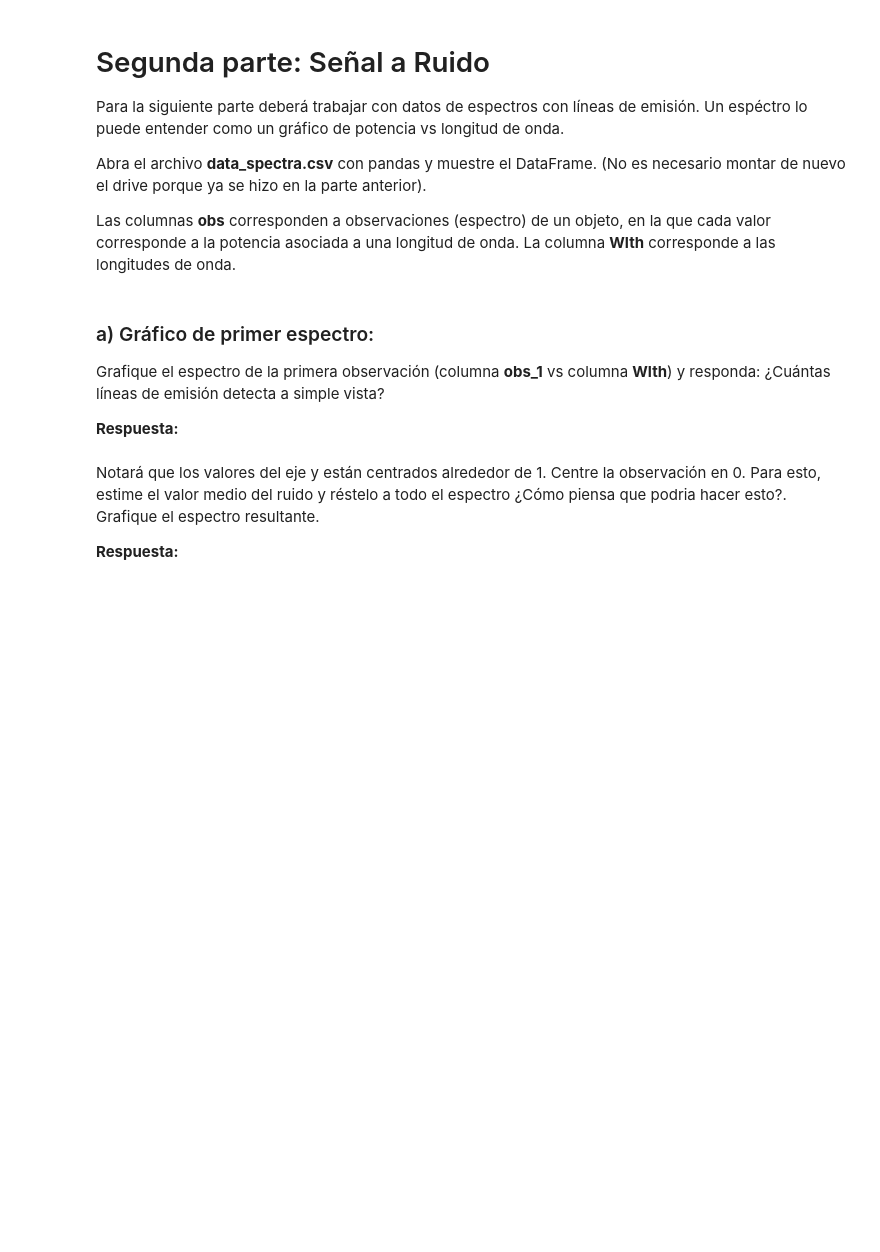
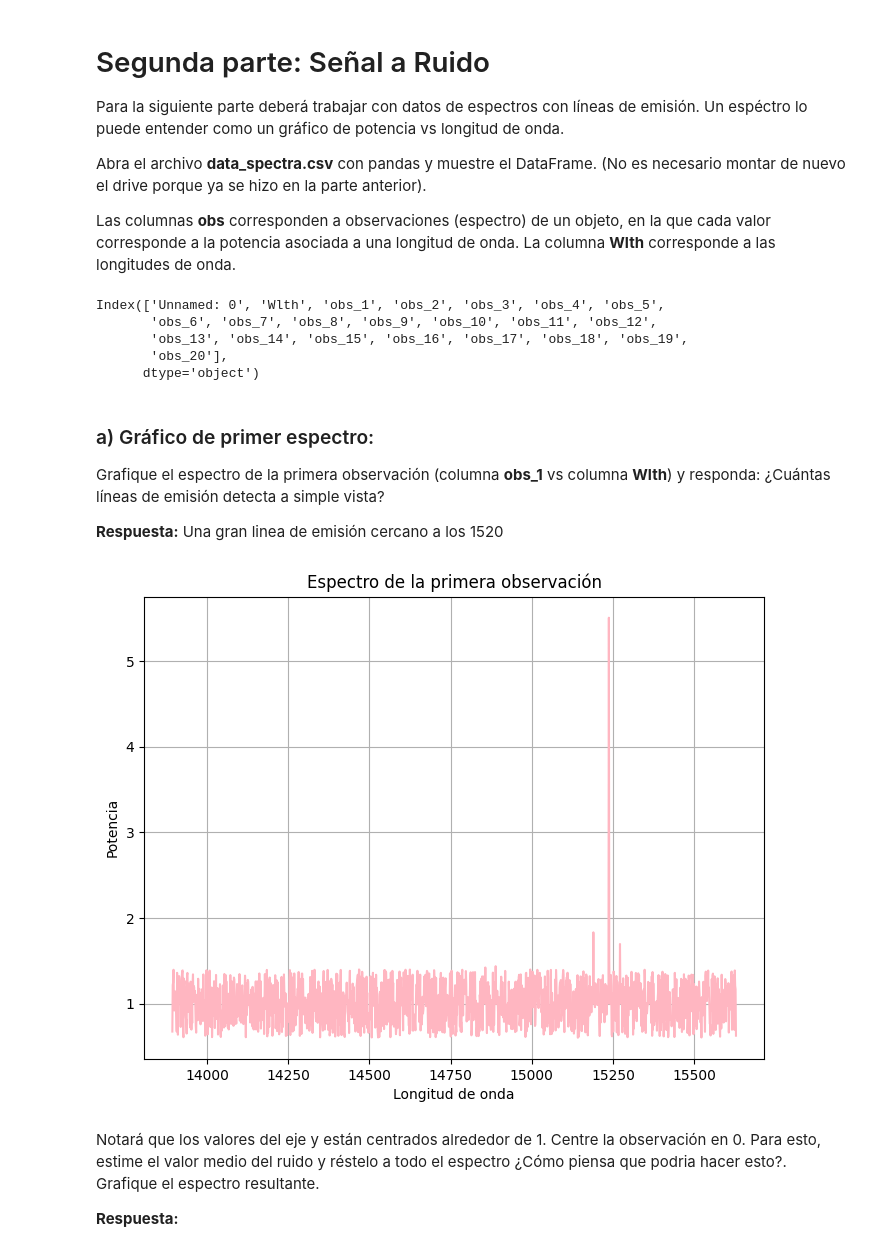
Before and after one commit to martinmaturana777/Tarea-2, a Jupyter notebook: Tarea2.ipynb, the cells around one changed output. Cells and saved outputs as stored; diff of their text form; code cells hidden in the pictures; blank space fills up the shorter version.

```diff
--- a/Tarea2.ipynb
+++ b/Tarea2.ipynb
@@ -236,9 +247,17 @@ Abra el archivo **data_spectra.csv** con pandas y muestre el DataFrame. (No es n
 Las columnas **obs** corresponden a observaciones (espectro) de un objeto, en la que cada valor corresponde a la potencia asociada a una longitud de onda. La columna **Wlth** corresponde a las longitudes de onda.
 # %%
 # Lea y muestre el DataFrame aquí
-data =
+path='/content/drive/MyDrive/Módulo/data_spectra.csv'
+data=pd.read_csv(path)
+data.columns
+# %% [output]
+Index(['Unnamed: 0', 'Wlth', 'obs_1', 'obs_2', 'obs_3', 'obs_4', 'obs_5',
+       'obs_6', 'obs_7', 'obs_8', 'obs_9', 'obs_10', 'obs_11', 'obs_12',
+       'obs_13', 'obs_14', 'obs_15', 'obs_16', 'obs_17', 'obs_18', 'obs_19',
+       'obs_20'],
+      dtype='object')
 # %% [markdown]
 ### a) Gráfico de primer espectro:
 Grafique el espectro de la primera observación (columna **obs_1** vs columna **Wlth**) y responda: ¿Cuántas líneas de emisión detecta a simple vista?
 
-**Respuesta:**
+**Respuesta:** Una gran linea de emisión cercano a los 1520
@@ -247,3 +264,13 @@ Grafique el espectro de la primera observación (columna **obs_1** vs columna **
+# %%
+# Grafique aquí
+plt.figure(figsize=(8,6))
+plt.plot(data['Wlth'],data['obs_1'],color='lightpink')
+plt.xlabel('Longitud de onda')
+plt.ylabel('Potencia')
+plt.title('Espectro de la primera observación')
+plt.grid(True)
+# %% [output]
+[figure, added]
 # %% [markdown]
 Notará que los valores del eje y están centrados alrededor de 1. Centre la observación en 0. Para esto, estime el valor medio del ruido y réstelo a todo el espectro ¿Cómo piensa que podria hacer esto?. Grafique el espectro resultante.
 
```
Also changed, not shown: parts of 6 cells of this notebook.
